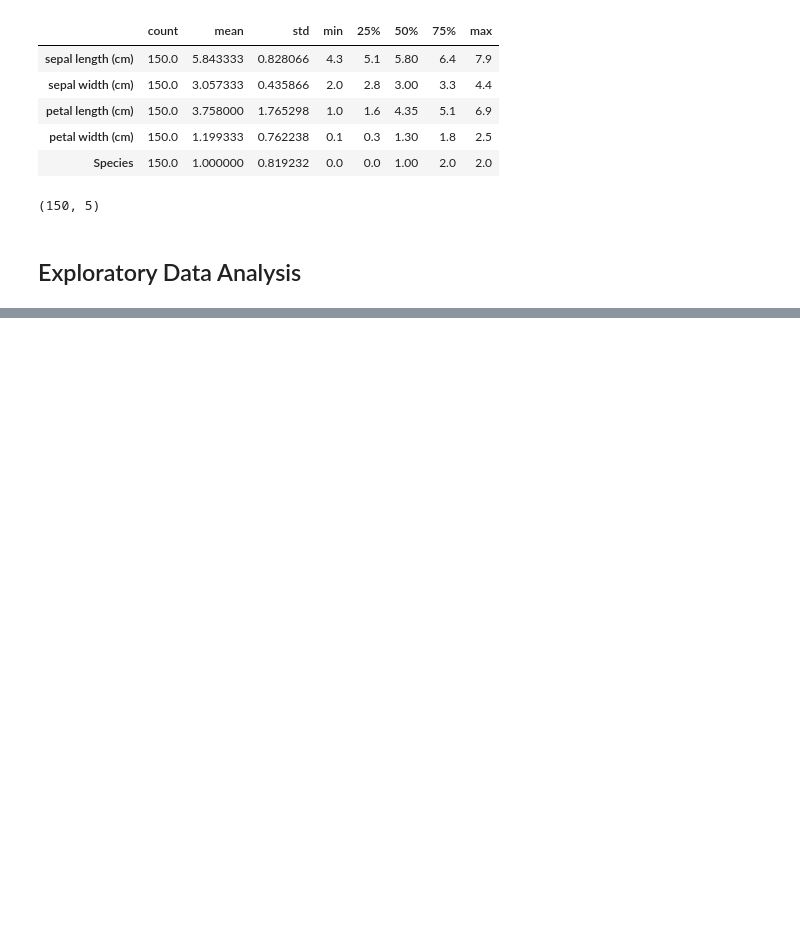
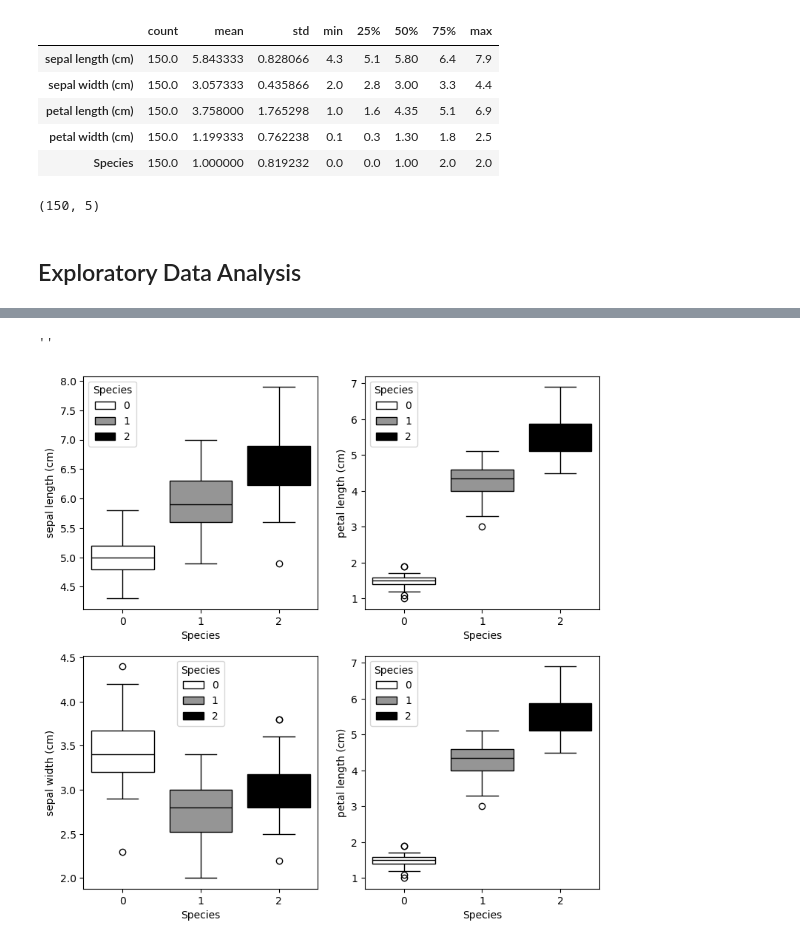
Before and after one commit to cmurray4492/PythonProjects, a Jupyter notebook: Machine_Learning/XGBoost/xgboost_book1_iris_classifier.ipynb, the cells around one changed output, grey strips where cells are left out. Saved outputs shown, nothing was run; the diff lists cells and outputs as text; code cells hidden in the pictures; blank space fills up the shorter version.

```diff
--- a/Machine_Learning/XGBoost/xgboost_book1_iris_classifier.ipynb
+++ b/Machine_Learning/XGBoost/xgboost_book1_iris_classifier.ipynb
@@ -76,0 +77,19 @@ plt.show()
+# %%
+# ax=axes[row, column]:
+fig, axes = plt.subplots(2,2, figsize=(9,9))
+sns.boxplot(ax=axes[0,0], data=irisdata,
+           x="Species", y="sepal length (cm)",
+           palette="Greys", hue="Species")
+sns.boxplot(ax=axes[0,1], data=irisdata,
+           x="Species", y="petal length (cm)",
+           palette="Greys", hue="Species")
+sns.boxplot(ax=axes[1,0], data=irisdata,
+           x="Species", y="sepal width (cm)",
+           palette="Greys", hue="Species")
+sns.boxplot(ax=axes[1,1], data=irisdata,
+           x="Species", y="petal length (cm)",
+           palette="Greys", hue="Species")
+;
+# %% [output]
+''
+[figure, added]
```
Also changed, not shown: parts of 25 cells of this notebook.
